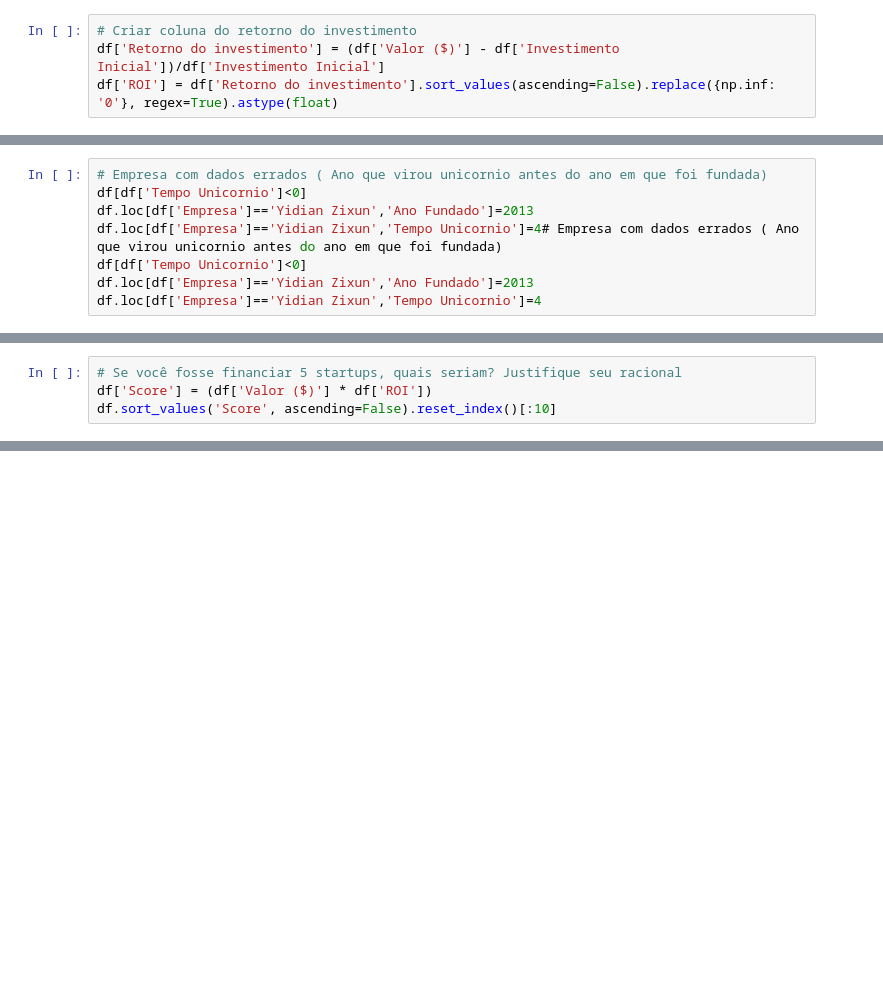
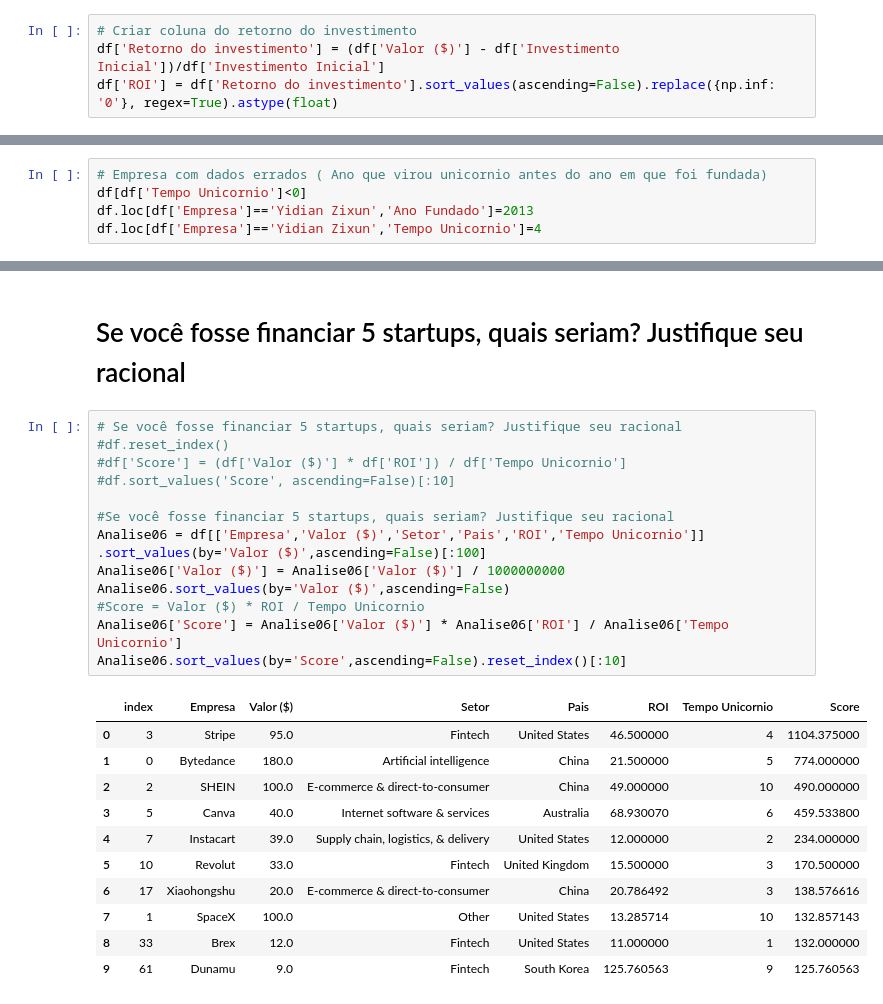
Before and after one commit to rafaelpanegassi/Projects-Data-Analytics, a Jupyter notebook: Unicorn_Companies_Analysis/Unicorn_Companies.ipynb, the cells around one changed output, grey strips where cells are left out. Cells and saved outputs as stored; diff of their text form; blank space fills up the shorter version.

Commit message:
Unicornios

```diff
--- a/Unicorn_Companies_Analysis/Unicorn_Companies.ipynb
+++ b/Unicorn_Companies_Analysis/Unicorn_Companies.ipynb
@@ -314,7 +242,4 @@ Name: Tempo Unicornio, Length: 1057, dtype: float64
 # Empresa com dados errados ( Ano que virou unicornio antes do ano em que foi fundada)
 df[df['Tempo Unicornio']<0]
 df.loc[df['Empresa']=='Yidian Zixun','Ano Fundado']=2013
-df.loc[df['Empresa']=='Yidian Zixun','Tempo Unicornio']=4# Empresa com dados errados ( Ano que virou unicornio antes do ano em que foi fundada)
-df[df['Tempo Unicornio']<0]
-df.loc[df['Empresa']=='Yidian Zixun','Ano Fundado']=2013
 df.loc[df['Empresa']=='Yidian Zixun','Tempo Unicornio']=4
@@ -352,4 +278,0 @@ Analise05
-# %%
-# Se você fosse financiar 5 startups, quais seriam? Justifique seu racional
-df['Score'] = (df['Valor ($)'] * df['ROI'])
-df.sort_values('Score', ascending=False).reset_index()[:10]
@@ -367,0 +279,27 @@ df.sort_values('Score', ascending=False).reset_index()[:10]
+# %% [markdown]
+# Se você fosse financiar 5 startups, quais seriam? Justifique seu racional
+# %%
+# Se você fosse financiar 5 startups, quais seriam? Justifique seu racional
+#df.reset_index()
+#df['Score'] = (df['Valor ($)'] * df['ROI']) / df['Tempo Unicornio']
+#df.sort_values('Score', ascending=False)[:10]
+
+#Se você fosse financiar 5 startups, quais seriam? Justifique seu racional
+Analise06 = df[['Empresa','Valor ($)','Setor','Pais','ROI','Tempo Unicornio']] .sort_values(by='Valor ($)',ascending=False)[:100]
+Analise06['Valor ($)'] = Analise06['Valor ($)'] / 1000000000
+Analise06.sort_values(by='Valor ($)',ascending=False)
+#Score = Valor ($) * ROI / Tempo Unicornio
+Analise06['Score'] = Analise06['Valor ($)'] * Analise06['ROI'] / Analise06['Tempo Unicornio']
+Analise06.sort_values(by='Score',ascending=False).reset_index()[:10]
+# %% [output]
+|  | index | Empresa | Valor ($) | Setor | Pais | ROI | Tempo Unicornio | Score |
+| 0 | 3 | Stripe | 95.0 | Fintech | United States | 46.500000 | 4 | 1104.375000 |
+| 1 | 0 | Bytedance | 180.0 | Artificial intelligence | China | 21.500000 | 5 | 774.000000 |
+| 2 | 2 | SHEIN | 100.0 | E-commerce & direct-to-consumer | China | 49.000000 | 10 | 490.000000 |
+| 3 | 5 | Canva | 40.0 | Internet software & services | Australia | 68.930070 | 6 | 459.533800 |
+| 4 | 7 | Instacart | 39.0 | Supply chain, logistics, & delivery | United States | 12.000000 | 2 | 234.000000 |
+| 5 | 10 | Revolut | 33.0 | Fintech | United Kingdom | 15.500000 | 3 | 170.500000 |
+| 6 | 17 | Xiaohongshu | 20.0 | E-commerce & direct-to-consumer | China | 20.786492 | 3 | 138.576616 |
+| 7 | 1 | SpaceX | 100.0 | Other | United States | 13.285714 | 10 | 132.857143 |
+| 8 | 33 | Brex | 12.0 | Fintech | United States | 11.000000 | 1 | 132.000000 |
+| 9 | 61 | Dunamu | 9.0 | Fintech | South Korea | 125.760563 | 9 | 125.760563 |
```
Also changed, not shown: parts of 29 cells of this notebook.
